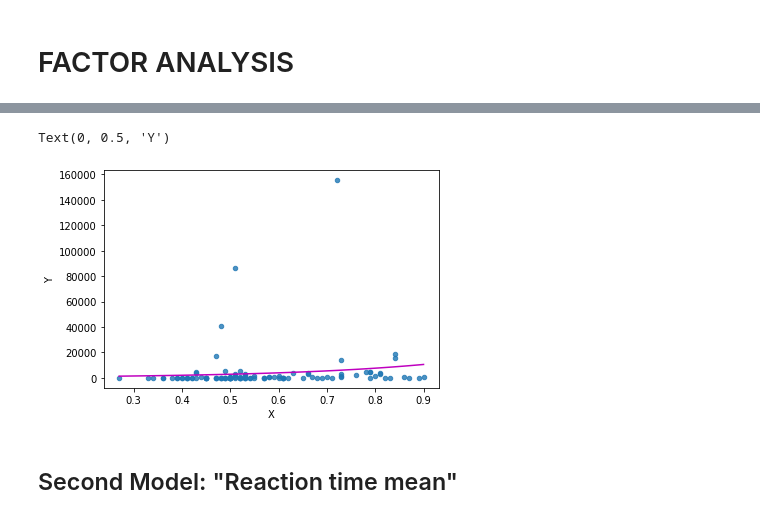
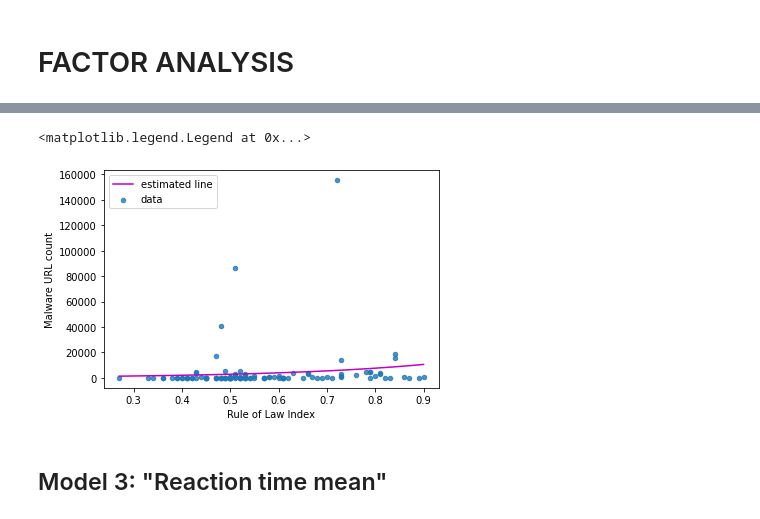
Before and after one commit to tderoon/Cybereconomicsgroup4, a Jupyter notebook: factor analysis.ipynb, the cells around one changed output, grey strips where cells are left out. Cells and saved outputs as stored; diff of their text form; code cells hidden in the pictures.

```diff
--- a/factor analysis.ipynb
+++ b/factor analysis.ipynb
@@ -367,20 +444,21 @@ Explained Variance (Pseudo-R2) =  0.053769111055058105
 # %%
 y_pred=y_pred.to_frame()
 
 idx=pd.Index(x['Rule of Law Index'])
 order=idx.argsort()
 x_ord=x.reindex(order)
 y_pred_ord=y_pred.reindex(order)
 
-plt.plot(x_ord, y_pred_ord, color='m')
-plt.scatter(x['Rule of Law Index'], y,  s=20, alpha=0.8)
-plt.xlabel("X")
-plt.ylabel("Y")
+plt.plot(x_ord, y_pred_ord, color='m',label='estimated line')
+plt.scatter(x['Rule of Law Index'], y,  s=20, alpha=0.8,label='data')
+plt.xlabel('Rule of Law Index')
+plt.ylabel('Malware URL count')
+plt.legend(loc=0)
 # %% [output]
-Text(0, 0.5, 'Y')
+<matplotlib.legend.Legend at 0x...>
-[figure, old version]
+[figure, new version]
 # %% [markdown]
-## Second Model: "Reaction time mean"
+## Model 3: "Reaction time mean"
 # %%
 x=factor[['log10(Reaction time mean)']]
 
```
Also changed, not shown: parts of 39 cells of this notebook.
